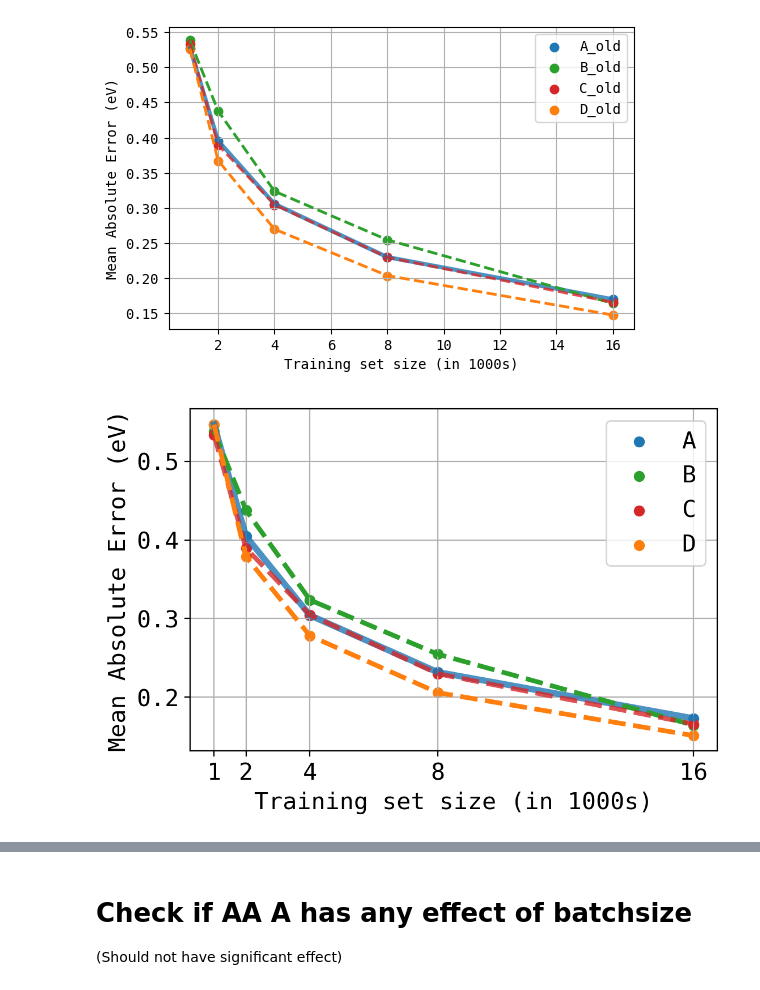
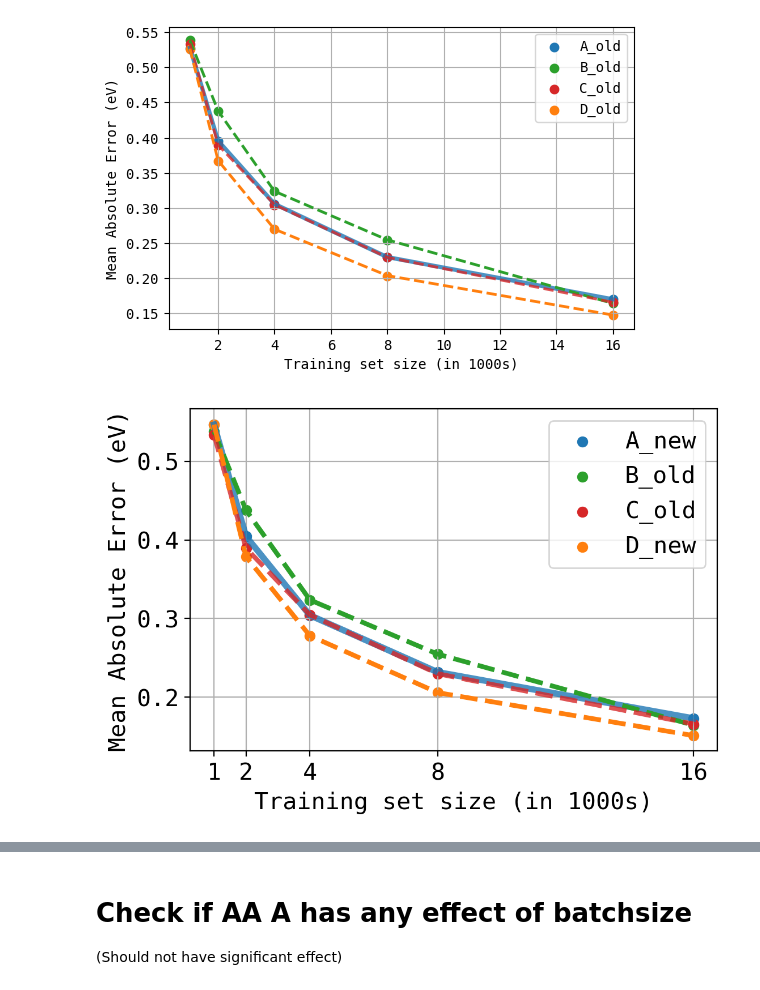
Before and after one commit to kunalghosh/Multi_Fidelity_Prediction_GP, a Jupyter notebook: mfgp/task1_new/puhti_runs/MakePlots.ipynb, the cells around one changed output, grey strips where cells are left out. Saved outputs shown, nothing was run; the diff lists cells and outputs as text; code cells hidden in the pictures.

```diff
--- a/mfgp/task1_new/puhti_runs/MakePlots.ipynb
+++ b/mfgp/task1_new/puhti_runs/MakePlots.ipynb
@@ -560,33 +643,33 @@ def plot_abcd(lop,lol):
 
     b_x = b.batch_size.to_numpy() // 1000
     plt.plot(b_x, b.mean_vals.to_numpy(), "--", color="tab:green")
     plt.scatter(b_x, b.mean_vals.to_numpy(), color="tab:green", label=lol[1])
 
     c_x = c.batch_size.to_numpy() // 1000
     plt.plot(c_x, c.mean_vals.to_numpy(), "--", color="tab:red", alpha=0.8)
     plt.scatter(c_x, c.mean_vals.to_numpy(), color="tab:red", label=lol[2])
 
     d.mean_vals = np.nan_to_num(d.mean_vals.to_numpy(), nan=0)
     d_x = np.cumsum(d.batch_size.to_numpy() // 1000)
     # d_x = d.batch_size.to_numpy() // 1000
     plt.plot(d_x, d.mean_vals, "--", color="tab:orange")
     plt.scatter(d_x, d.mean_vals, color="tab:orange", label=lol[3])
 
     xticks = np.sort(np.unique(np.concatenate([a_x, b_x, c_x, d_x])))
     plt.xticks(xticks)
     #plt.xscale("linear")
     plt.legend()
     plt.xlabel("Training set size (in 1000s)")
     plt.ylabel("Mean Absolute Error (eV)")
     plt.grid()
 
 list_of_paths = ["csv_files/old_csvs/Active_learning_results - AA_A_EXP.csv",
                  "csv_files/old_csvs/Active_learning_results - AA_B_EXP_old.csv",
                  "csv_files/old_csvs/Active_learning_results - AA_C_EXP_old.csv",
                  "csv_files/old_csvs/Active_learning_results - AA_D_EXP.csv"]
-# list_of_labels = ["A_new","B_old","C_old","D_new"]
-list_of_labels = ["A","B","C","D"]
+list_of_labels = ["A_new","B_old","C_old","D_new"]
+# list_of_labels = ["A","B","C","D"]
 
 plot_abcd(list_of_paths, list_of_labels)
 # %% [output]
-[figure, old version]
+[figure, new version]
```
Also changed, not shown: parts of 20 cells of this notebook, 2 other files.
